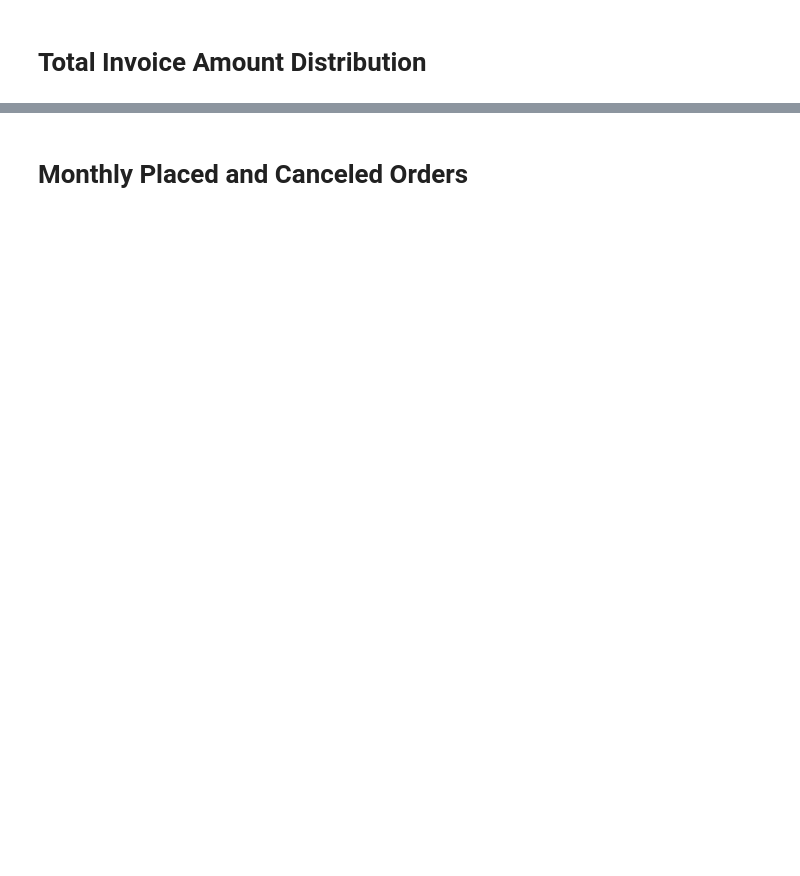
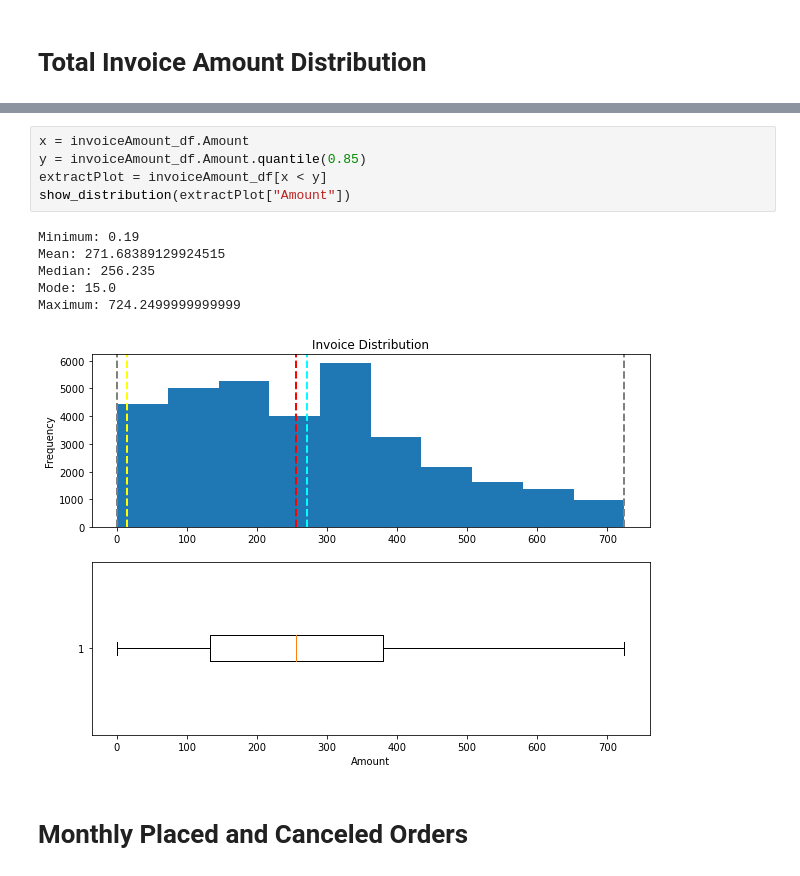
Before and after one commit to jarviscanada/jarvis_data_eng_DeepakElango, a Jupyter notebook: python_data_analytics/retail_data_analytics_wrangling.ipynb, the cells around one changed output, grey strips where cells are left out. Drawn from its saved outputs; the diff is of its cells as text; blank space fills up the shorter version.

```diff
--- a/python_data_analytics/retail_data_analytics_wrangling.ipynb
+++ b/python_data_analytics/retail_data_analytics_wrangling.ipynb
@@ -93,2 +148,14 @@ retail_df.head()
+# %%
+x = invoiceAmount_df.Amount
+y = invoiceAmount_df.Amount.quantile(0.85)
+extractPlot = invoiceAmount_df[x < y]
+show_distribution(extractPlot["Amount"])
+# %% [output]
+Minimum: 0.19
+Mean: 271.68389129924515
+Median: 256.235
+Mode: 15.0
+Maximum: 724.2499999999999
+[figure, added]
 # %% [markdown]
 # Monthly Placed and Canceled Orders
```
Also changed, not shown: parts of 30 cells of this notebook, 34 other files.
